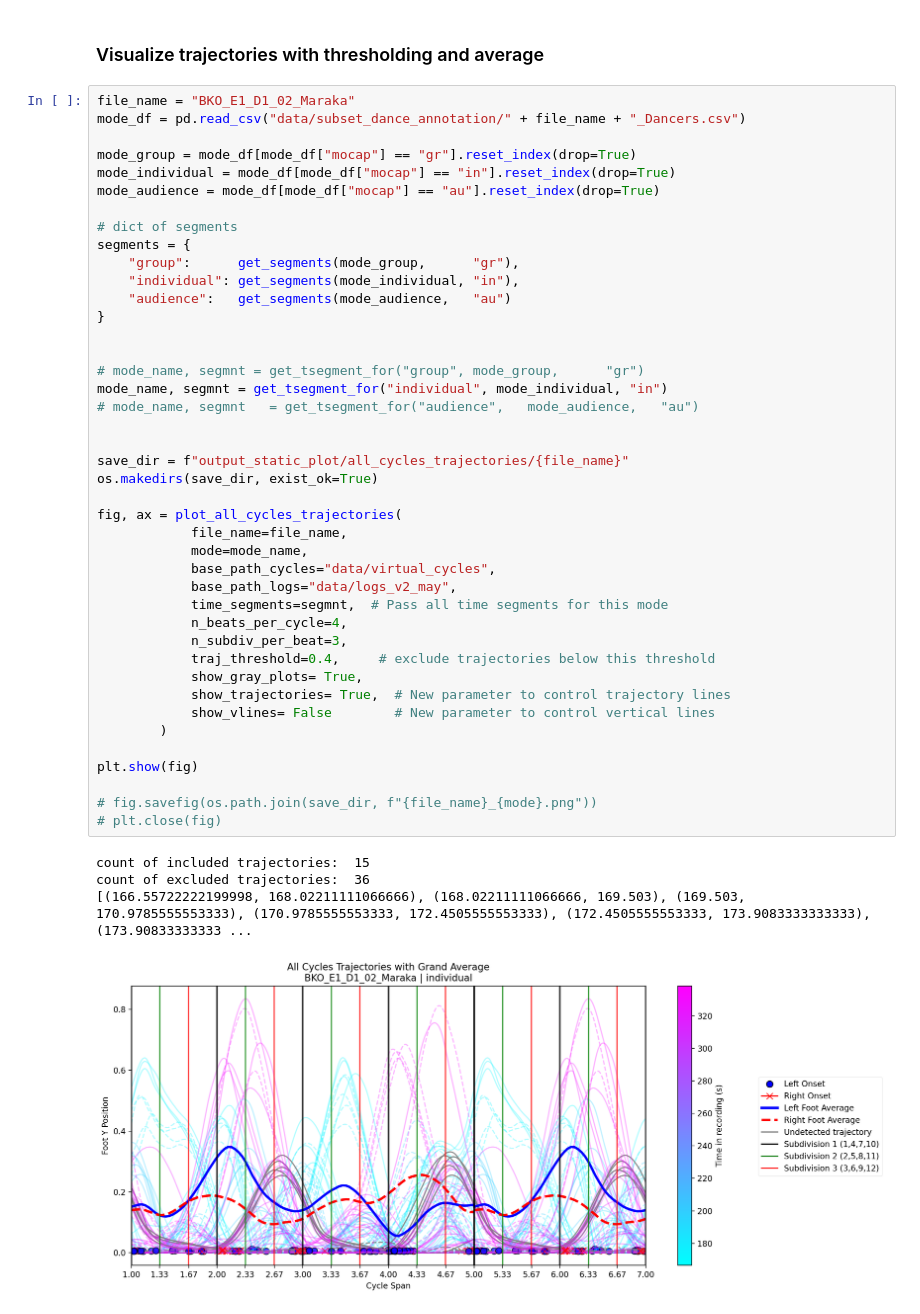
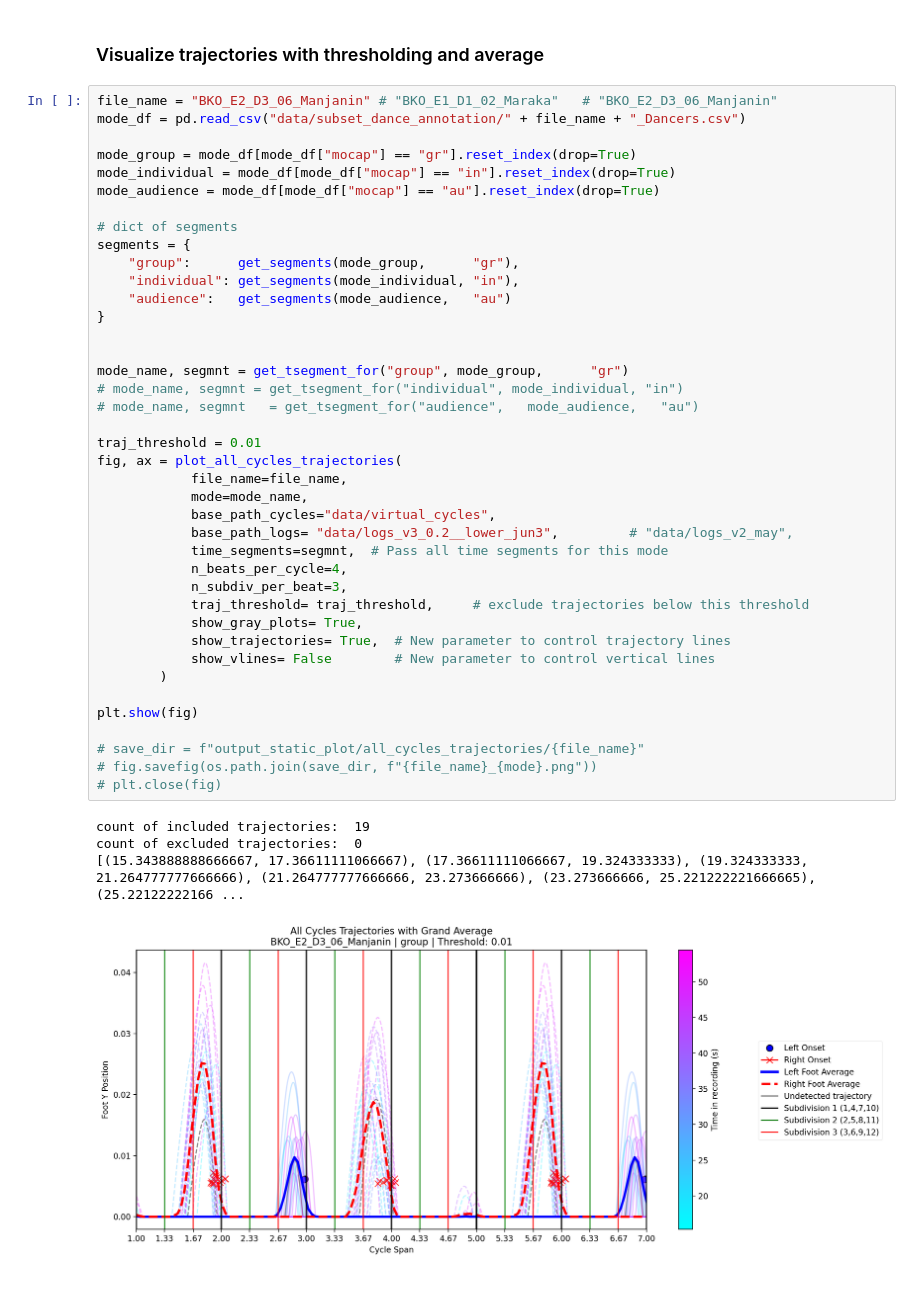
Before and after one commit to sagar0dutta/djembe_vistool, a Jupyter notebook: pipeline_A.ipynb, the cells around one changed output. Cells and saved outputs as stored; diff of their text form.

```diff
--- a/pipeline_A.ipynb
+++ b/pipeline_A.ipynb
@@ -17,49 +18,47 @@ from utils_pipeline.pipeline_A import *
 # %% [markdown]
 ### Visualize trajectories with thresholding and average
 # %%
-file_name = "BKO_E1_D1_02_Maraka"
+file_name = "BKO_E2_D3_06_Manjanin" # "BKO_E1_D1_02_Maraka"   # "BKO_E2_D3_06_Manjanin"
 mode_df = pd.read_csv("data/subset_dance_annotation/" + file_name + "_Dancers.csv")
 
 mode_group = mode_df[mode_df["mocap"] == "gr"].reset_index(drop=True)
 mode_individual = mode_df[mode_df["mocap"] == "in"].reset_index(drop=True)
 mode_audience = mode_df[mode_df["mocap"] == "au"].reset_index(drop=True)
 
 # dict of segments
 segments = {
     "group":      get_segments(mode_group,      "gr"),
     "individual": get_segments(mode_individual, "in"),
     "audience":   get_segments(mode_audience,   "au")
 }
 
 
-# mode_name, segmnt = get_tsegment_for("group", mode_group,      "gr")
-mode_name, segmnt = get_tsegment_for("individual", mode_individual, "in")
+mode_name, segmnt = get_tsegment_for("group", mode_group,      "gr")
+# mode_name, segmnt = get_tsegment_for("individual", mode_individual, "in")
 # mode_name, segmnt   = get_tsegment_for("audience",   mode_audience,   "au")
 
-
-save_dir = f"output_static_plot/all_cycles_trajectories/{file_name}"
-os.makedirs(save_dir, exist_ok=True)
-
+traj_threshold = 0.01
 fig, ax = plot_all_cycles_trajectories(
             file_name=file_name,
             mode=mode_name,
             base_path_cycles="data/virtual_cycles",
-            base_path_logs="data/logs_v2_may",
+            base_path_logs= "data/logs_v3_0.2__lower_jun3",         # "data/logs_v2_may",
             time_segments=segmnt,  # Pass all time segments for this mode
             n_beats_per_cycle=4,
             n_subdiv_per_beat=3,
-            traj_threshold=0.4,     # exclude trajectories below this threshold
+            traj_threshold= traj_threshold,     # exclude trajectories below this threshold
             show_gray_plots= True,
             show_trajectories= True,  # New parameter to control trajectory lines
             show_vlines= False        # New parameter to control vertical lines
         )
 
 plt.show(fig)
 
+# save_dir = f"output_static_plot/all_cycles_trajectories/{file_name}"
 # fig.savefig(os.path.join(save_dir, f"{file_name}_{mode}.png"))
 # plt.close(fig)
 # %% [output]
-count of included trajectories:  15
-count of excluded trajectories:  36
-[(166.55722222199998, 168.02211111066666), (168.02211111066666, 169.503), (169.503, 170.9785555553333), (170.9785555553333, 172.4505555553333), (172.4505555553333, 173.9083333333333), (173.90833333333 ...
+count of included trajectories:  19
+count of excluded trajectories:  0
+[(15.343888888666667, 17.36611111066667), (17.36611111066667, 19.324333333), (19.324333333, 21.264777777666666), (21.264777777666666, 23.273666666), (23.273666666, 25.221222221666665), (25.22122222166 ...
-[figure, old version]
+[figure, new version]
```
Also changed, not shown: parts of 9 cells of this notebook, 10 other files.
